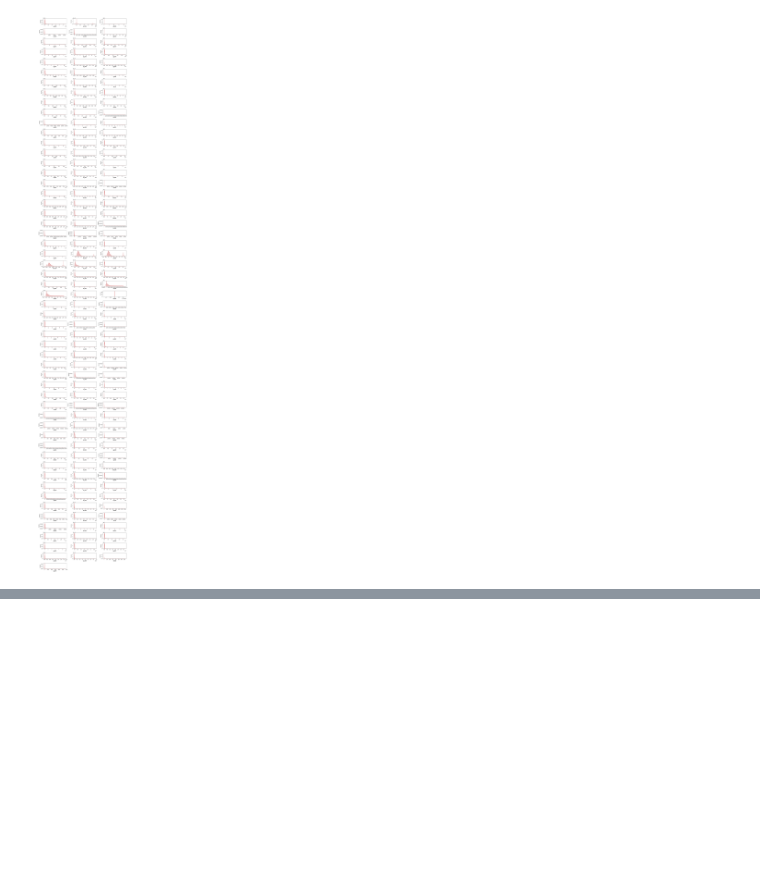
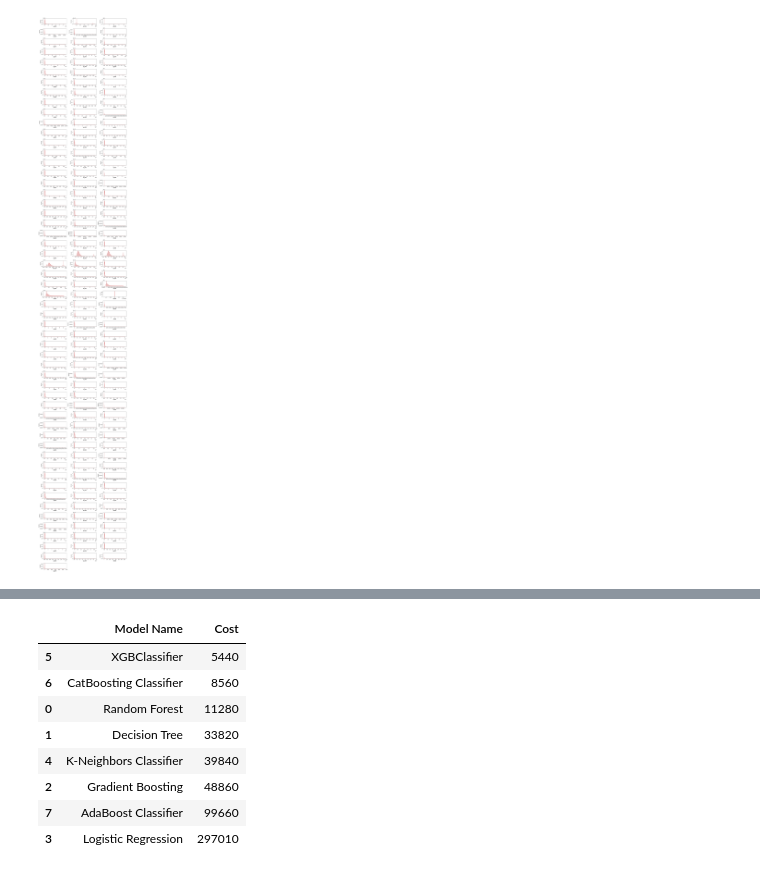
Before and after one commit to KeshaviVerma/APS_Fault_Detection, a Jupyter notebook: EDA.ipynb, the cells around one changed output, grey strips where cells are left out. Cells and saved outputs as stored; diff of their text form; code cells hidden in the pictures; blank space fills up the shorter version.

```diff
--- a/EDA.ipynb
+++ b/EDA.ipynb
@@ -247,0 +258,24 @@ n_neighbors= 1 || accuracy (0.7089)
+# %%
+X_knn =knn_pipeline.fit_transform(X) #It is KNN-based preprocessing pipeline (usually scaling + KNN imputation) applied to dataset X
+# %%
+from imblearn.combine import SMOTETomek
+
+# Resampling the minority class. The strategy can be changed as required.
+smt = SMOTETomek(random_state=42,sampling_strategy='minority',n_jobs=-1) # Create the SMOTETomek object then use it to resample the data. SMOTETomek is a hybrid sampling method that combines both over-sampling and under-sampling techniques to address class imbalance in datasets.
+
+# Fit the model to generate the data.
+X_res, y_res = smt.fit_resample(X_knn, y) #It resamples the dataset X_knn and target variable y to create a new balanced dataset X_res and y_res
+# %%
+# Dictionary which contains models for experiment
+models = {
+    "Random Forest": RandomForestClassifier(),
+    "Decision Tree": DecisionTreeClassifier(),
+    "Gradient Boosting": GradientBoostingClassifier(),
+    "Logistic Regression": LogisticRegression(),
+     "K-Neighbors Classifier": KNeighborsClassifier(),
+    "XGBClassifier": XGBClassifier(),
+     "CatBoosting Classifier": CatBoostClassifier(verbose=False),
+    "AdaBoost Classifier": AdaBoostClassifier()
+}
+# %%
+report_knn = evaluate_models(X_res, y_res, models) #Evaluating models on resampled data using KNN imputation
@@ -247,0 +300,12 @@ n_neighbors= 1 || accuracy (0.7089)
+# %%
+report_knn #Here is the final report of models evaluated on KNN imputed and resampled data
+# %% [output]
+|  | Model Name | Cost |
+| 5 | XGBClassifier | 5440 |
+| 6 | CatBoosting Classifier | 8560 |
+| 0 | Random Forest | 11280 |
+| 1 | Decision Tree | 33820 |
+| 4 | K-Neighbors Classifier | 39840 |
+| 2 | Gradient Boosting | 48860 |
+| 7 | AdaBoost Classifier | 99660 |
+| 3 | Logistic Regression | 297010 |
```
Also changed, not shown: parts of 5 cells of this notebook.
